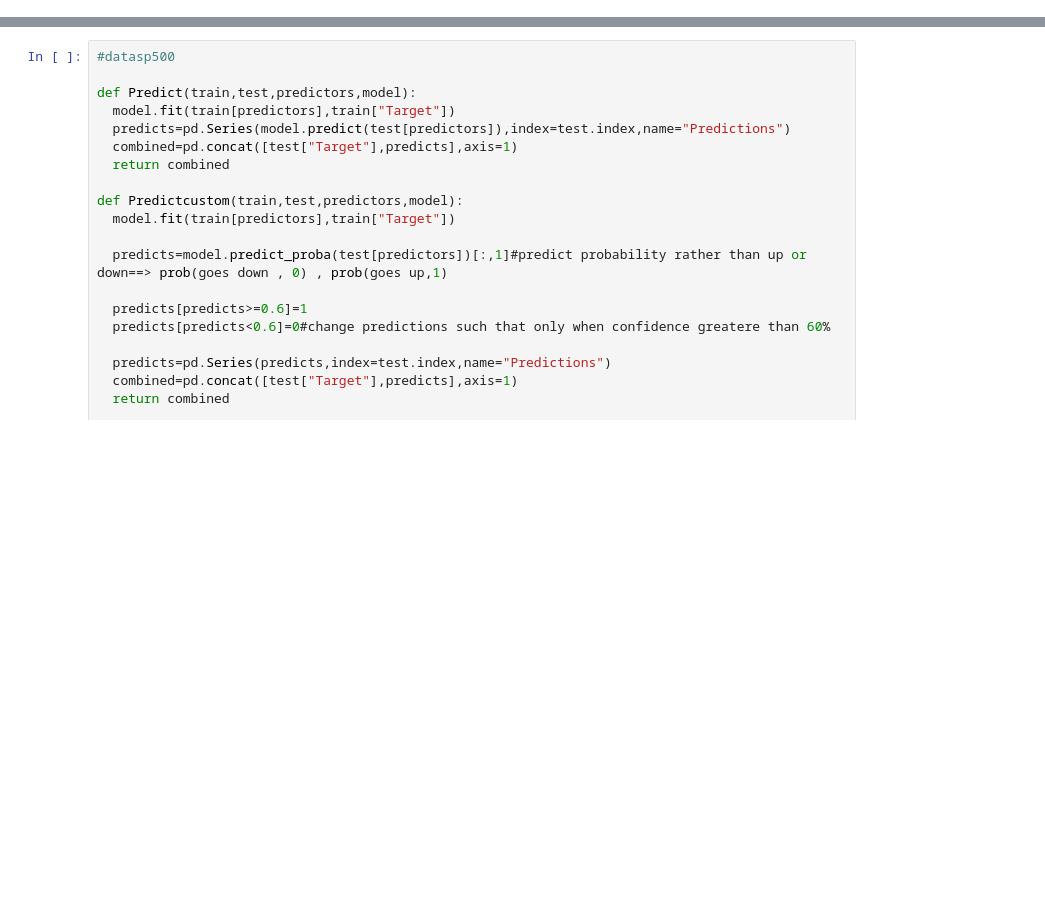
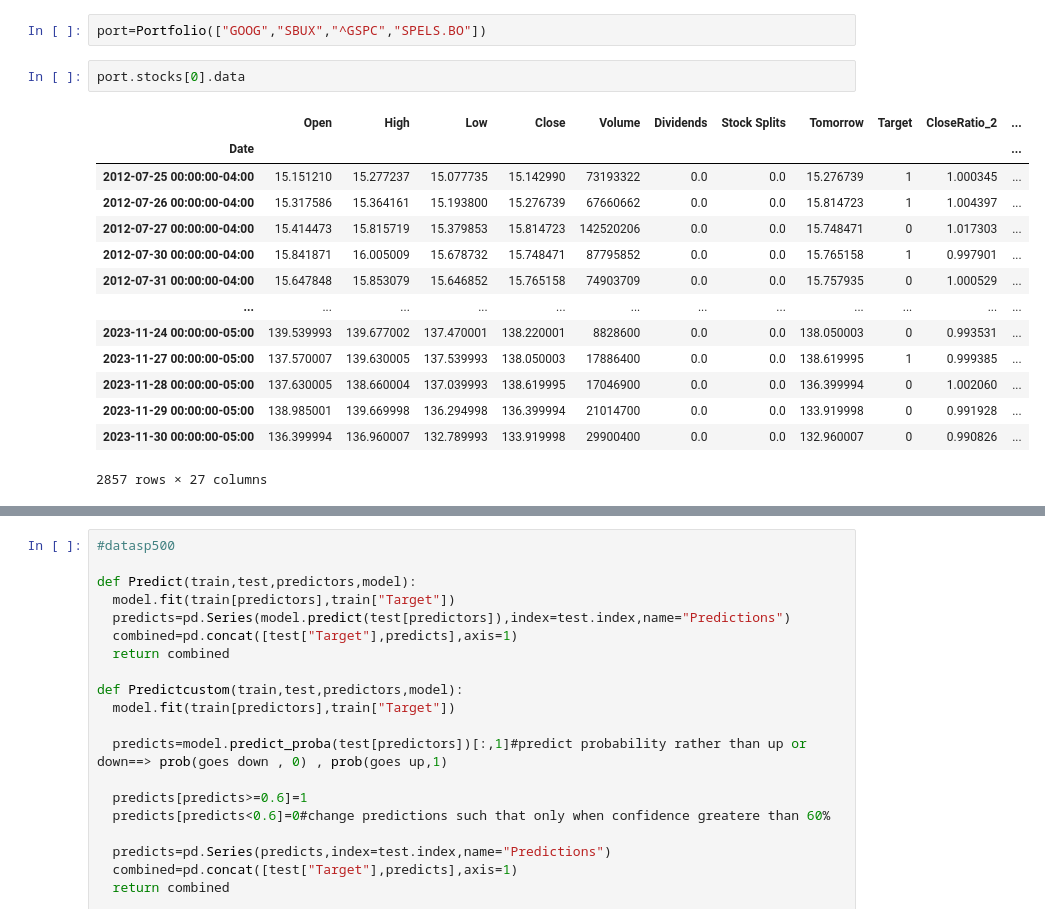
Before and after one commit to sudheesh4/FinanceRegressorTest, a Jupyter notebook: SP500_FORESTModel.ipynb, the cells around one changed output, grey strips where cells are left out. Saved outputs shown, nothing was run; the diff lists cells and outputs as text; blank space fills up the shorter version.

```diff
--- a/SP500_FORESTModel.ipynb
+++ b/SP500_FORESTModel.ipynb
@@ -169,0 +190,19 @@ datasp500["Target"]=(datasp500["Tomorrow"] > datasp500["Close"]).astype(int)
+# %%
+port=Portfolio(["GOOG","SBUX","^GSPC","SPELS.BO"])
+# %%
+port.stocks[0].data
+# %% [output]
+|  | Open | High | Low | Close | Volume | Dividends | Stock Splits | Tomorrow | Target | CloseRatio_2 | ... |
+| Date |  |  |  |  |  |  |  |  |  |  | ... |
+| 2012-07-25 00:00:00-04:00 | 15.151210 | 15.277237 | 15.077735 | 15.142990 | 73193322 | 0.0 | 0.0 | 15.276739 | 1 | 1.000345 | ... |
+| 2012-07-26 00:00:00-04:00 | 15.317586 | 15.364161 | 15.193800 | 15.276739 | 67660662 | 0.0 | 0.0 | 15.814723 | 1 | 1.004397 | ... |
+| 2012-07-27 00:00:00-04:00 | 15.414473 | 15.815719 | 15.379853 | 15.814723 | 142520206 | 0.0 | 0.0 | 15.748471 | 0 | 1.017303 | ... |
+| 2012-07-30 00:00:00-04:00 | 15.841871 | 16.005009 | 15.678732 | 15.748471 | 87795852 | 0.0 | 0.0 | 15.765158 | 1 | 0.997901 | ... |
+| 2012-07-31 00:00:00-04:00 | 15.647848 | 15.853079 | 15.646852 | 15.765158 | 74903709 | 0.0 | 0.0 | 15.757935 | 0 | 1.000529 | ... |
+| ... | ... | ... | ... | ... | ... | ... | ... | ... | ... | ... | ... |
+| 2023-11-24 00:00:00-05:00 | 139.539993 | 139.677002 | 137.470001 | 138.220001 | 8828600 | 0.0 | 0.0 | 138.050003 | 0 | 0.993531 | ... |
+| 2023-11-27 00:00:00-05:00 | 137.570007 | 139.630005 | 137.539993 | 138.050003 | 17886400 | 0.0 | 0.0 | 138.619995 | 1 | 0.999385 | ... |
+| 2023-11-28 00:00:00-05:00 | 137.630005 | 138.660004 | 137.039993 | 138.619995 | 17046900 | 0.0 | 0.0 | 136.399994 | 0 | 1.002060 | ... |
+| 2023-11-29 00:00:00-05:00 | 138.985001 | 139.669998 | 136.294998 | 136.399994 | 21014700 | 0.0 | 0.0 | 133.919998 | 0 | 0.991928 | ... |
+| 2023-11-30 00:00:00-05:00 | 136.399994 | 136.960007 | 132.789993 | 133.919998 | 29900400 | 0.0 | 0.0 | 132.960007 | 0 | 0.990826 | ... |
+2857 rows × 27 columns
```
Also changed, not shown: parts of 26 cells of this notebook.
